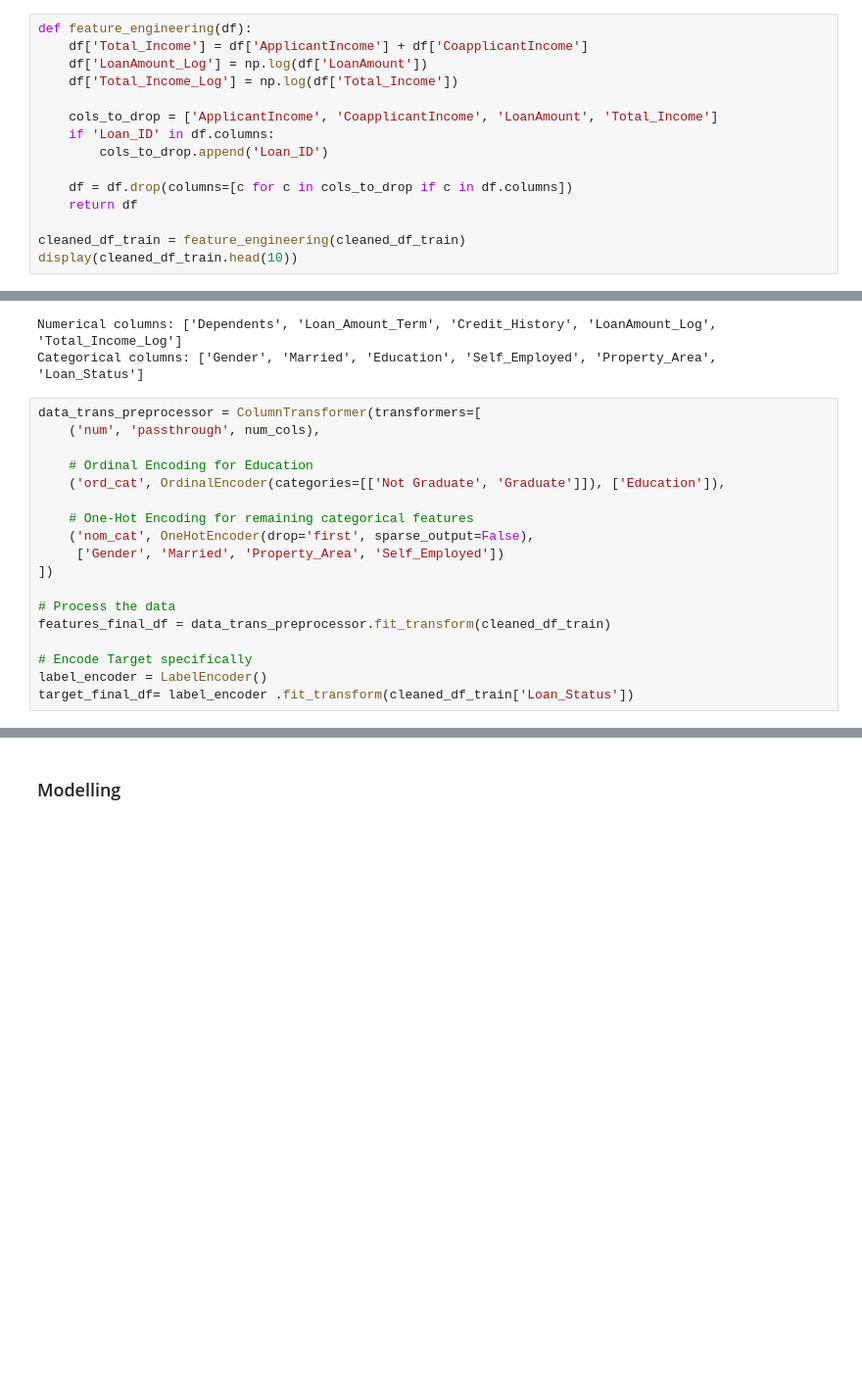
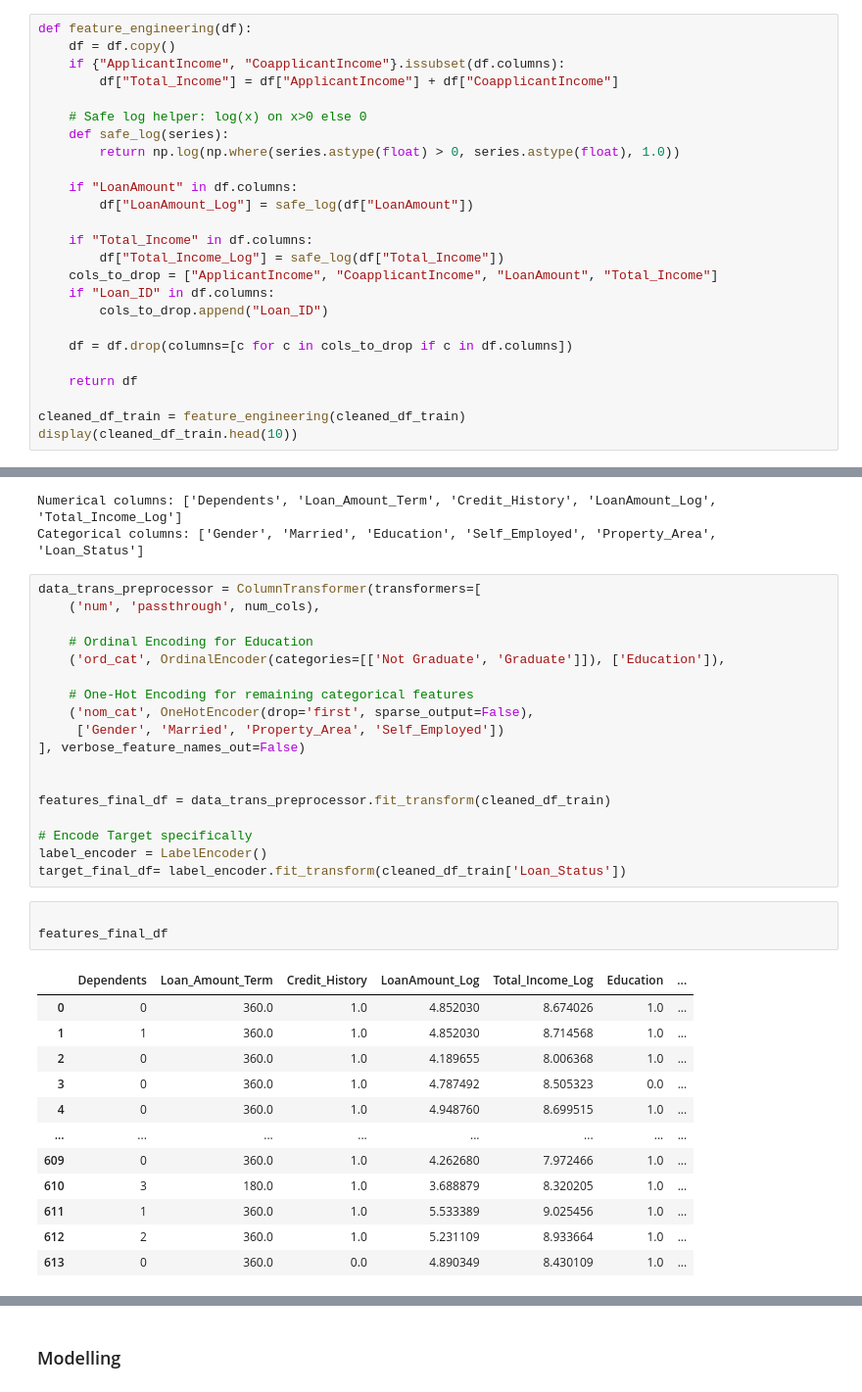
Before and after one commit to Hope426/group_3_ds613, a Jupyter notebook: main_notebook.ipynb, the cells around one changed output, grey strips where cells are left out. Shown at 98% size. Cells and saved outputs as stored; diff of their text form; blank space fills up the shorter version.

```diff
--- a/main_notebook.ipynb
+++ b/main_notebook.ipynb
@@ -295,15 +297,25 @@ cleaned_df_train
 614 rows × 13 columns
 # %%
 def feature_engineering(df):
-    df['Total_Income'] = df['ApplicantIncome'] + df['CoapplicantIncome']
-    df['LoanAmount_Log'] = np.log(df['LoanAmount'])
-    df['Total_Income_Log'] = np.log(df['Total_Income'])
+    df = df.copy()
+    if {"ApplicantIncome", "CoapplicantIncome"}.issubset(df.columns):
+        df["Total_Income"] = df["ApplicantIncome"] + df["CoapplicantIncome"]
 
-    cols_to_drop = ['ApplicantIncome', 'CoapplicantIncome', 'LoanAmount', 'Total_Income']
-    if 'Loan_ID' in df.columns:
-        cols_to_drop.append('Loan_ID')
+    # Safe log helper: log(x) on x>0 else 0
+    def safe_log(series):
+        return np.log(np.where(series.astype(float) > 0, series.astype(float), 1.0))
+
+    if "LoanAmount" in df.columns:
+        df["LoanAmount_Log"] = safe_log(df["LoanAmount"])
+
+    if "Total_Income" in df.columns:
+        df["Total_Income_Log"] = safe_log(df["Total_Income"])
+    cols_to_drop = ["ApplicantIncome", "CoapplicantIncome", "LoanAmount", "Total_Income"]
+    if "Loan_ID" in df.columns:
+        cols_to_drop.append("Loan_ID")
 
     df = df.drop(columns=[c for c in cols_to_drop if c in df.columns])
+
     return df
 
 cleaned_df_train = feature_engineering(cleaned_df_train)
@@ -342,11 +354,27 @@ data_trans_preprocessor = ColumnTransformer(transformers=[
     # One-Hot Encoding for remaining categorical features
     ('nom_cat', OneHotEncoder(drop='first', sparse_output=False),
      ['Gender', 'Married', 'Property_Area', 'Self_Employed'])
-])
+], verbose_feature_names_out=False)
 
-# Process the data
+
 features_final_df = data_trans_preprocessor.fit_transform(cleaned_df_train)
 
 # Encode Target specifically
 label_encoder = LabelEncoder()
-target_final_df= label_encoder .fit_transform(cleaned_df_train['Loan_Status'])
+target_final_df= label_encoder.fit_transform(cleaned_df_train['Loan_Status'])
+# %%
+
+features_final_df
+# %% [output]
+|  | Dependents | Loan_Amount_Term | Credit_History | LoanAmount_Log | Total_Income_Log | Education | ... |
+| 0 | 0 | 360.0 | 1.0 | 4.852030 | 8.674026 | 1.0 | ... |
+| 1 | 1 | 360.0 | 1.0 | 4.852030 | 8.714568 | 1.0 | ... |
+| 2 | 0 | 360.0 | 1.0 | 4.189655 | 8.006368 | 1.0 | ... |
+| 3 | 0 | 360.0 | 1.0 | 4.787492 | 8.505323 | 0.0 | ... |
+| 4 | 0 | 360.0 | 1.0 | 4.948760 | 8.699515 | 1.0 | ... |
+| ... | ... | ... | ... | ... | ... | ... | ... |
+| 609 | 0 | 360.0 | 1.0 | 4.262680 | 7.972466 | 1.0 | ... |
+| 610 | 3 | 180.0 | 1.0 | 3.688879 | 8.320205 | 1.0 | ... |
+| 611 | 1 | 360.0 | 1.0 | 5.533389 | 9.025456 | 1.0 | ... |
+| 612 | 2 | 360.0 | 1.0 | 5.231109 | 8.933664 | 1.0 | ... |
+| 613 | 0 | 360.0 | 0.0 | 4.890349 | 8.430109 | 1.0 | ... |
```
Also changed, not shown: parts of 13 cells of this notebook.
